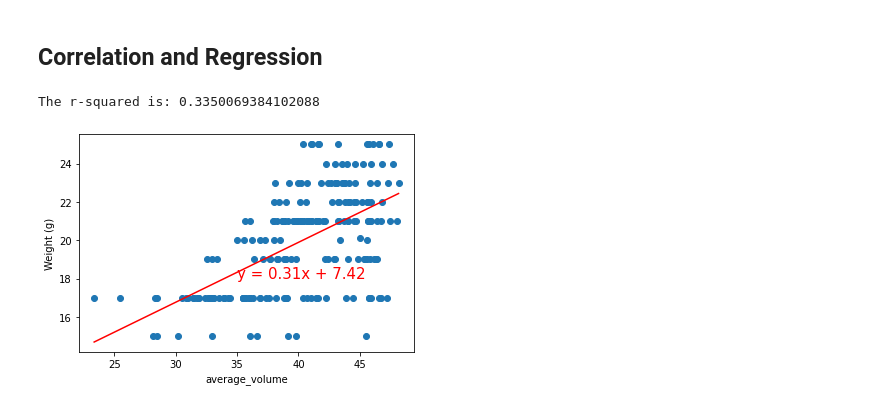
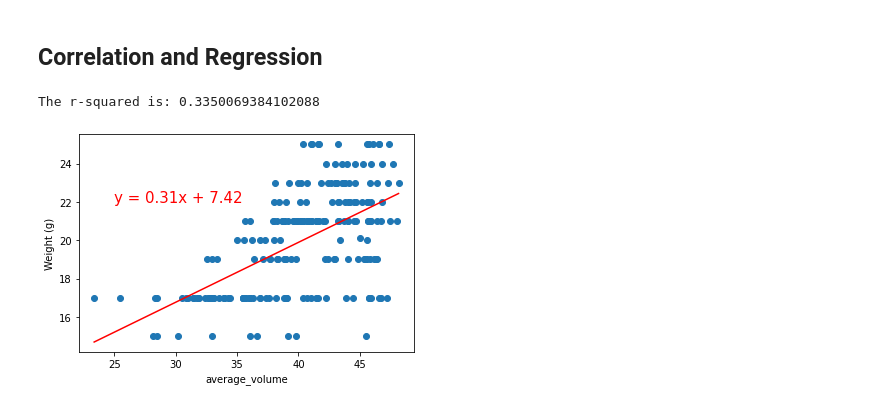
Before and after one commit to cdturner618/Matplotlib-Challenge, a Jupyter notebook: Pymaceuticals/pymaceuticals_starter.ipynb, the cells around one changed output. Saved outputs shown, nothing was run; the diff lists cells and outputs as text; code cells hidden in the pictures.

Commit message:
cleaned up scatter plots

```diff
--- a/Pymaceuticals/pymaceuticals_starter.ipynb
+++ b/Pymaceuticals/pymaceuticals_starter.ipynb
@@ -765,9 +765,11 @@ plt.show()
 [figure]
 # %%
 # Generate a scatter plot of average tumor volume vs. mouse weight for the Capomulin regimen
-regimen_capomulin=Time.loc[Time["Drug Regimen"]=="Capomulin"]
-average_volume=regimen_capomulin.groupby("Tumor Volume (mm3)").mean()
+R_capomulin=clean_house[["Drug Regimen","Tumor Volume (mm3)","Weight (g)"]]
+locked_in=R_capomulin.loc[clean_house["Drug Regimen"]=="Capomulin"]
+average_volume=locked_in.groupby("Tumor Volume (mm3)").mean()
 Regimen_average_Volume= average_volume.reset_index(drop=False)
+Regimen_average_Volume
 
 x_values = Regimen_average_Volume["Tumor Volume (mm3)"]
 y_values = Regimen_average_Volume['Weight (g)']
@@ -782,21 +784,21 @@ plt.show()
 # %%
 # Calculate the correlation coefficient and linear regression model
 # for mouse weight and average tumor volume for the Capomulin regimen
 
 x_values = Regimen_average_Volume["Tumor Volume (mm3)"]
 y_values = Regimen_average_Volume['Weight (g)']
 
 (slope, intercept, rvalue, pvalue, stderr) = linregress(x_values, y_values)
 regress_values = x_values * slope + intercept
 line_eq = "y = " + str(round(slope,2)) + "x + " + str(round(intercept,2))
 plt.plot(x_values,regress_values,"r-")
-plt.annotate(line_eq,(35,22),fontsize=15,color="red")
+plt.annotate(line_eq,(25,22),fontsize=15,color="red")
 
 plt.scatter(x_values,y_values)
 plt.xlabel('average_volume')
 plt.ylabel('Weight (g)')
 print(f"The r-squared is: {rvalue**2}")
 plt.show()
 # %% [output]
 The r-squared is: 0.3350069384102088
-[figure, old version]
+[figure, new version]
```
